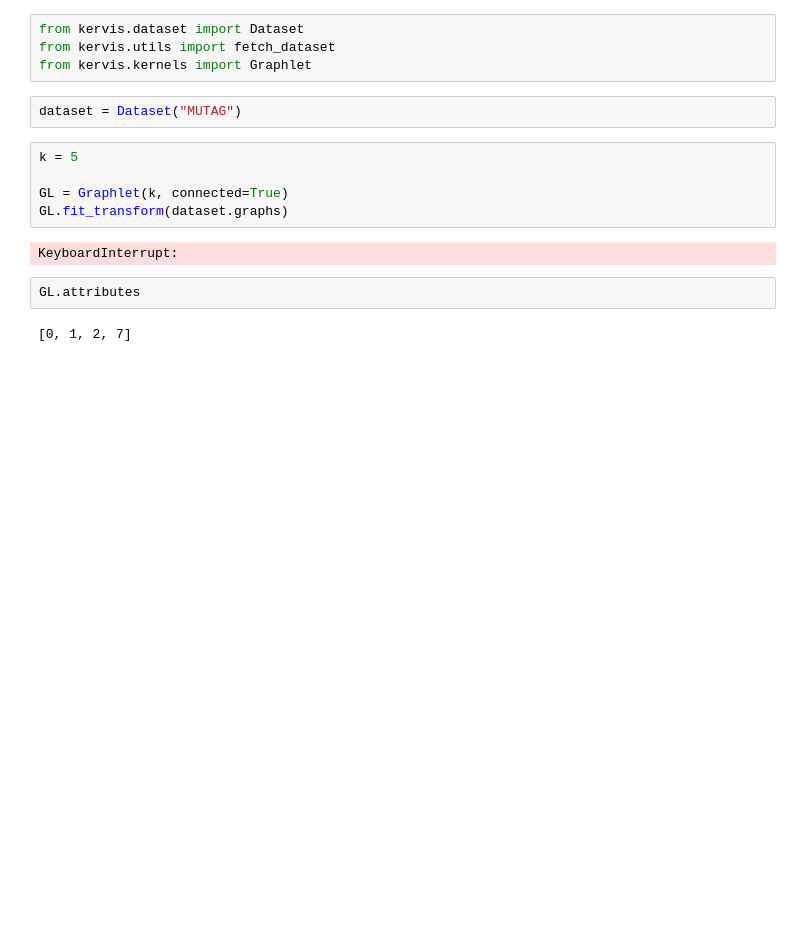
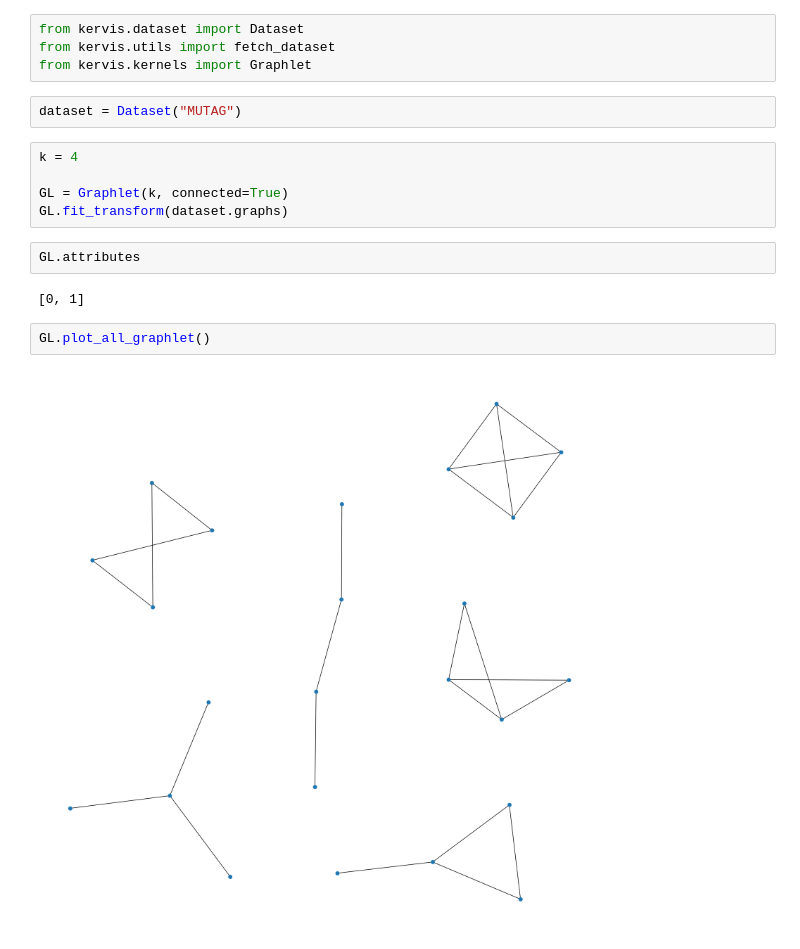
Before and after one commit to congrendai/MSc_Individual_Project, a Jupyter notebook: graphlet.ipynb, the cells around one changed output. Cells and saved outputs as stored; diff of their text form; blank space fills up the shorter version.

```diff
--- a/graphlet.ipynb
+++ b/graphlet.ipynb
@@ -5,13 +5,15 @@ from kervis.kernels import Graphlet
 # %%
 dataset = Dataset("MUTAG")
 # %%
-k = 5
+k = 4
 
 GL = Graphlet(k, connected=True)
 GL.fit_transform(dataset.graphs)
-# %% [output]
-KeyboardInterrupt:
 # %%
 GL.attributes
 # %% [output]
-[0, 1, 2, 7]
+[0, 1]
+# %%
+GL.plot_all_graphlet()
+# %% [output]
+[figure, added]
```
Also changed, not shown: parts of 1 cell of this notebook, 9 other files.
